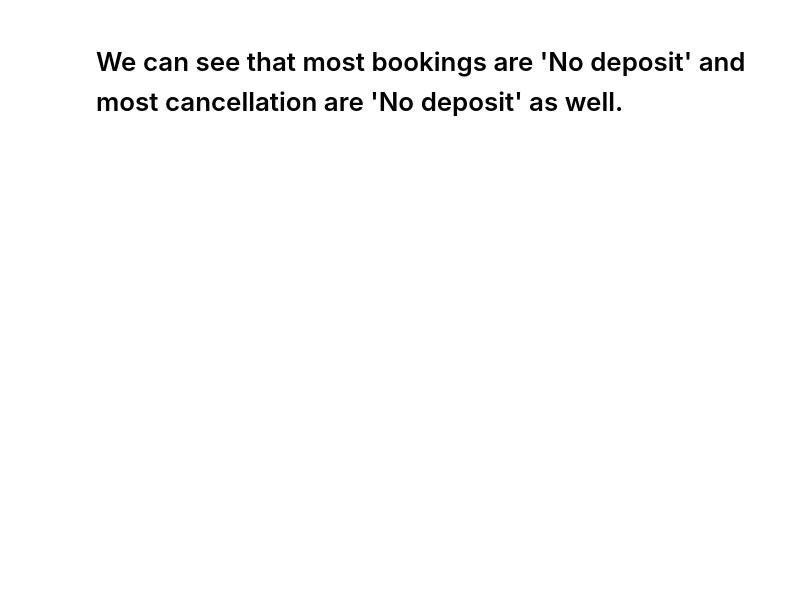
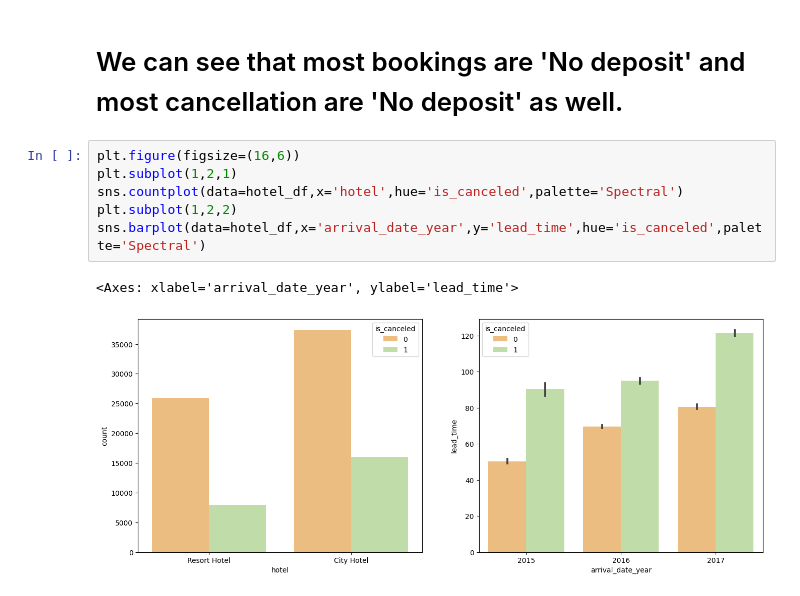
Before and after one commit to vishant750/hotelbookinganalysis, a Jupyter notebook: EDA_Hotel_Analysis.ipynb, the cells around one changed output. Saved outputs shown, nothing was run; the diff lists cells and outputs as text; blank space fills up the shorter version.

```diff
--- a/EDA_Hotel_Analysis.ipynb
+++ b/EDA_Hotel_Analysis.ipynb
@@ -517,2 +519,11 @@ sns.countplot(data=hotel_df,x='deposit_type',hue='is_canceled',palette='Spectral
 # %% [markdown]
 # We can see that most bookings are 'No deposit' and most cancellation are 'No deposit' as well.
+# %%
+plt.figure(figsize=(16,6))
+plt.subplot(1,2,1)
+sns.countplot(data=hotel_df,x='hotel',hue='is_canceled',palette='Spectral')
+plt.subplot(1,2,2)
+sns.barplot(data=hotel_df,x='arrival_date_year',y='lead_time',hue='is_canceled',palette='Spectral')
+# %% [output]
+<Axes: xlabel='arrival_date_year', ylabel='lead_time'>
+[figure, added]
```
Also changed, not shown: parts of 9 cells of this notebook.
